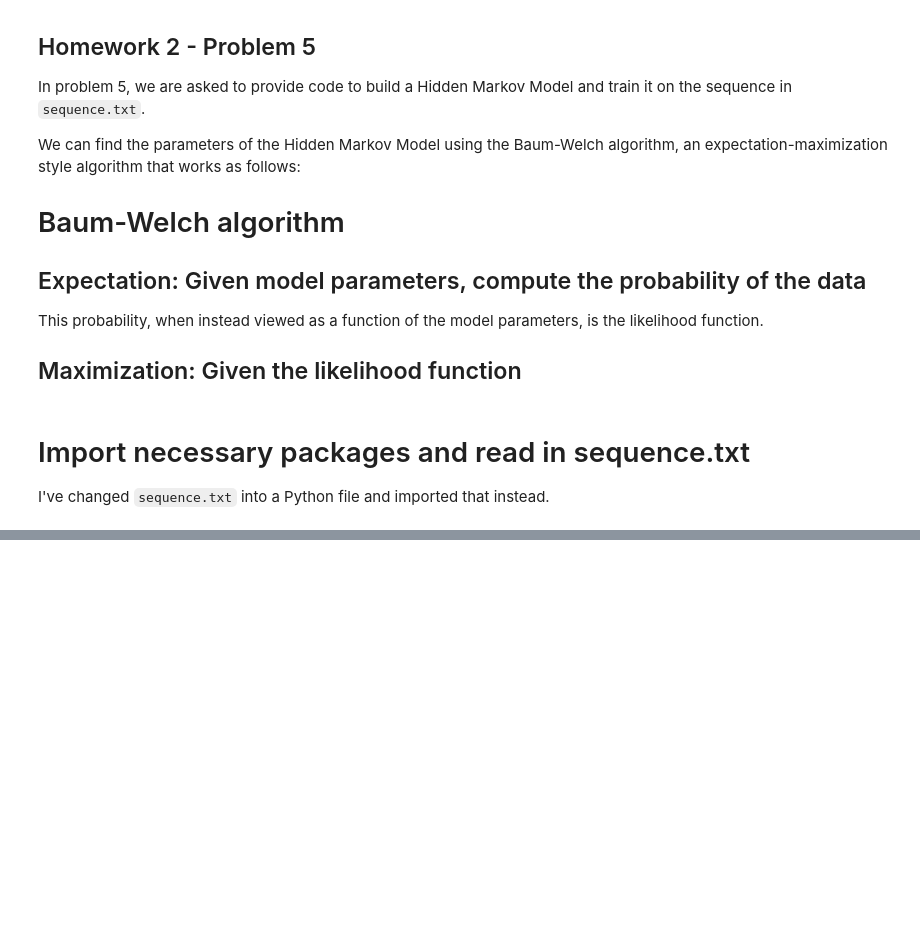
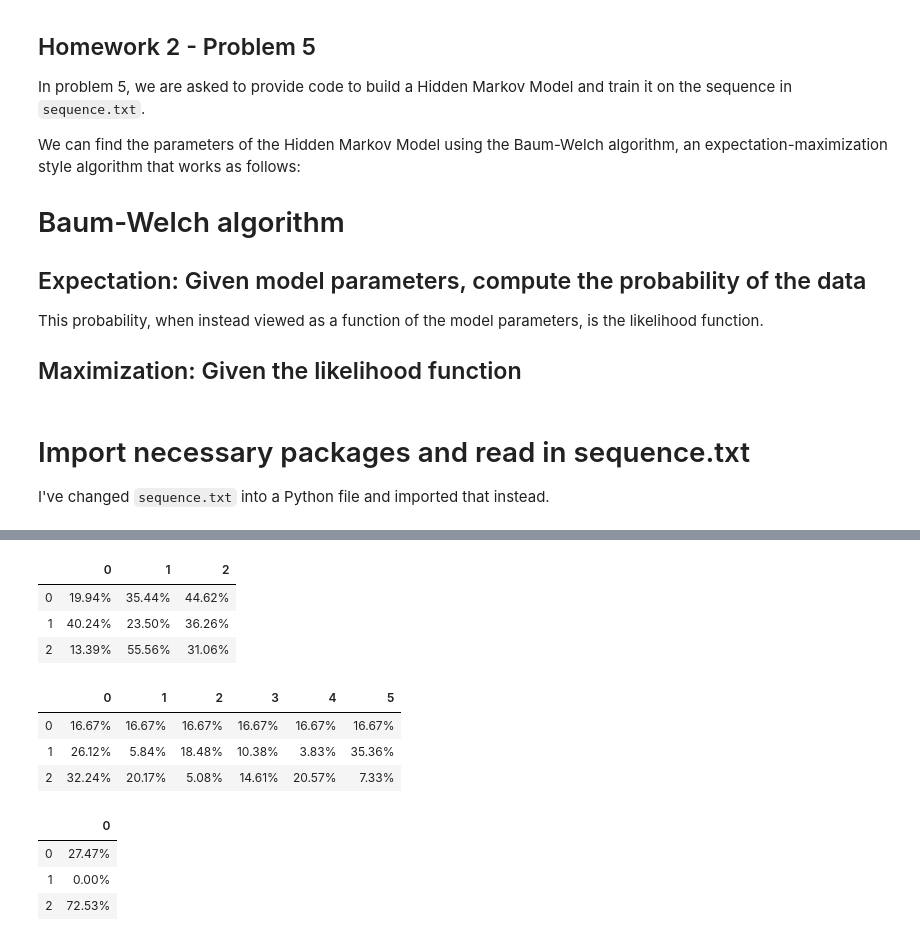
Before and after one commit to EricHe98/inference, a Jupyter notebook: hw2_inference_code.ipynb, the cells around one changed output, grey strips where cells are left out. Saved outputs shown, nothing was run; the diff lists cells and outputs as text; code cells hidden in the pictures; blank space fills up the shorter version.

```diff
--- a/hw2_inference_code.ipynb
+++ b/hw2_inference_code.ipynb
@@ -244,9 +34,0 @@ hmm.B.shape
-# %%
-alphas = np.zeros([hmm.N, hmm.T])
-for n in range(hmm.N):
-    alphas[:, 0] = hmm.P * hmm.B[:,hmm.Y[0]]
-alphas[:, 0] = alphas[:, 0] / alphas[:, 0].sum()
-
-for t in range(1, hmm.T):
-    alphas[:, t] = hmm.B[:,self.Y[t]] * (alphas[:,t-1] @ hmm.A)
-    alphas[:, t] = alphas[:, t] / alphas[:, t].sum()
@@ -404,0 +175,3 @@ IndexError: only integers, slices (`:`), ellipsis (`...`), numpy.newaxis (`None`
+# %%
+hmm = HMM(2,s)
+hmm.fit(s, max_iter=100)
@@ -404,0 +221,3 @@ IndexError: only integers, slices (`:`), ellipsis (`...`), numpy.newaxis (`None`
+# %%
+hmm = HMM(2,s)
+hmm.fit(s, max_iter=100)
@@ -404,0 +267,3 @@ IndexError: only integers, slices (`:`), ellipsis (`...`), numpy.newaxis (`None`
+# %%
+hmm = HMM(3,s)
+hmm.fit(s, max_iter=100)
@@ -404,0 +288,24 @@ IndexError: only integers, slices (`:`), ellipsis (`...`), numpy.newaxis (`None`
+# %%
+with pd.option_context('display.float_format', lambda x: '{:.2f}%'.format(x * 100)):
+    display(pd.DataFrame(hmm.A))
+# %% [output]
+|  | 0 | 1 | 2 |
+| 0 | 19.94% | 35.44% | 44.62% |
+| 1 | 40.24% | 23.50% | 36.26% |
+| 2 | 13.39% | 55.56% | 31.06% |
+# %%
+with pd.option_context('display.float_format', lambda x: '{:.2f}%'.format(x * 100)):
+    display(pd.DataFrame(hmm.B))
+# %% [output]
+|  | 0 | 1 | 2 | 3 | 4 | 5 |
+| 0 | 16.67% | 16.67% | 16.67% | 16.67% | 16.67% | 16.67% |
+| 1 | 26.12% | 5.84% | 18.48% | 10.38% | 3.83% | 35.36% |
+| 2 | 32.24% | 20.17% | 5.08% | 14.61% | 20.57% | 7.33% |
+# %%
+with pd.option_context('display.float_format', lambda x: '{:.2f}%'.format(x * 100)):
+    display(pd.DataFrame(hmm.P))
+# %% [output]
+|  | 0 |
+| 0 | 27.47% |
+| 1 | 0.00% |
+| 2 | 72.53% |
```
Also changed, not shown: parts of 41 cells of this notebook.
